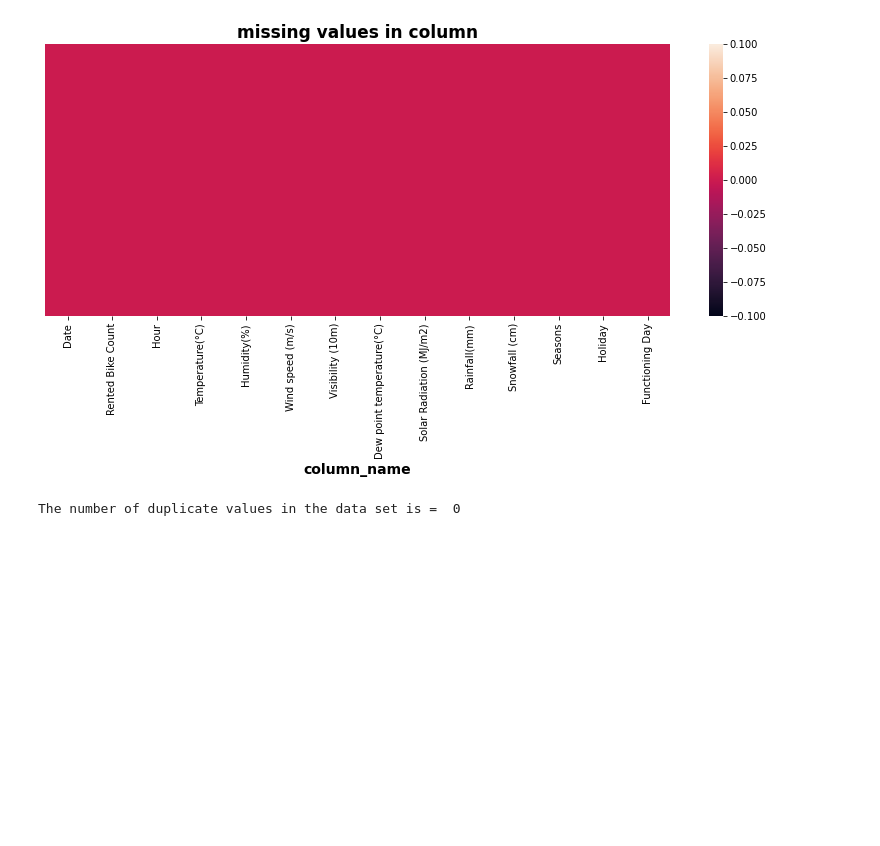
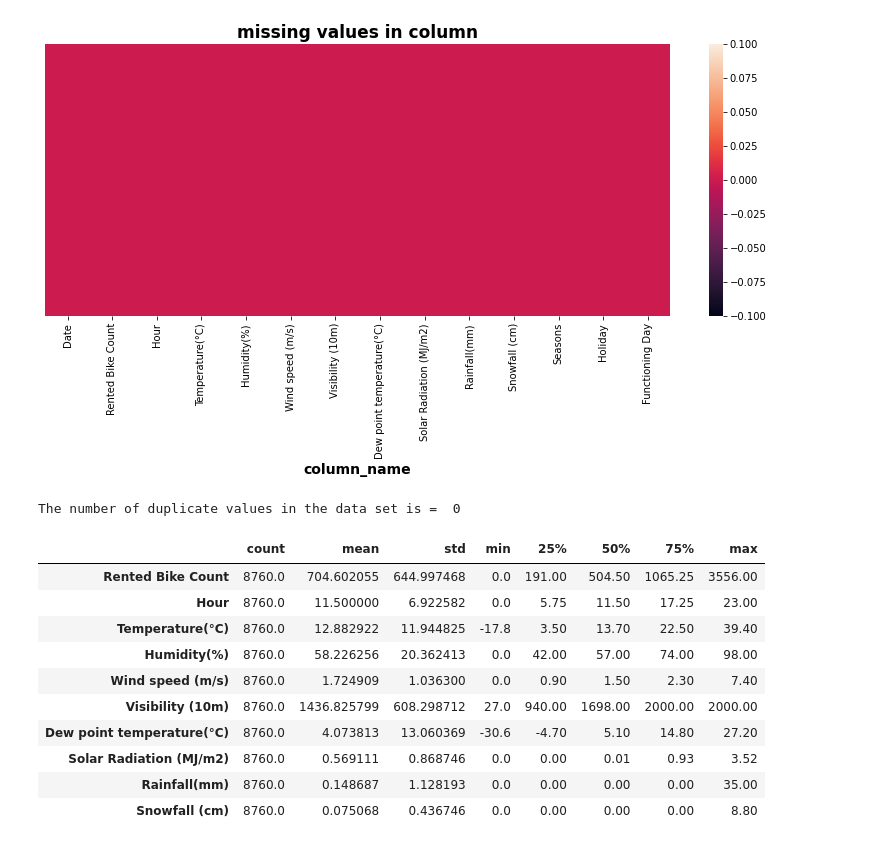
Before and after one commit to vinaylanjewar/Bike-Sharing-Demand-Prediction, a Jupyter notebook: Bike_Sharing_Demand_Prediction_Capstone_Project_2.ipynb, the cells around one changed output. Saved outputs shown, nothing was run; the diff lists cells and outputs as text; code cells hidden in the pictures; blank space fills up the shorter version.

```diff
--- a/Bike_Sharing_Demand_Prediction_Capstone_Project_2.ipynb
+++ b/Bike_Sharing_Demand_Prediction_Capstone_Project_2.ipynb
@@ -122,3 +128,17 @@ value=len(data[data.duplicated()])
 print("The number of duplicate values in the data set is = ",value)
 # %% [output]
 The number of duplicate values in the data set is =  0
+# %%
+data.describe().transpose()
+# %% [output]
+|  | count | mean | std | min | 25% | 50% | 75% | max |
+| Rented Bike Count | 8760.0 | 704.602055 | 644.997468 | 0.0 | 191.00 | 504.50 | 1065.25 | 3556.00 |
+| Hour | 8760.0 | 11.500000 | 6.922582 | 0.0 | 5.75 | 11.50 | 17.25 | 23.00 |
+| Temperature(°C) | 8760.0 | 12.882922 | 11.944825 | -17.8 | 3.50 | 13.70 | 22.50 | 39.40 |
+| Humidity(%) | 8760.0 | 58.226256 | 20.362413 | 0.0 | 42.00 | 57.00 | 74.00 | 98.00 |
+| Wind speed (m/s) | 8760.0 | 1.724909 | 1.036300 | 0.0 | 0.90 | 1.50 | 2.30 | 7.40 |
+| Visibility (10m) | 8760.0 | 1436.825799 | 608.298712 | 27.0 | 940.00 | 1698.00 | 2000.00 | 2000.00 |
+| Dew point temperature(°C) | 8760.0 | 4.073813 | 13.060369 | -30.6 | -4.70 | 5.10 | 14.80 | 27.20 |
+| Solar Radiation (MJ/m2) | 8760.0 | 0.569111 | 0.868746 | 0.0 | 0.00 | 0.01 | 0.93 | 3.52 |
+| Rainfall(mm) | 8760.0 | 0.148687 | 1.128193 | 0.0 | 0.00 | 0.00 | 0.00 | 35.00 |
+| Snowfall (cm) | 8760.0 | 0.075068 | 0.436746 | 0.0 | 0.00 | 0.00 | 0.00 | 8.80 |
```
Also changed, not shown: parts of 7 cells of this notebook.
